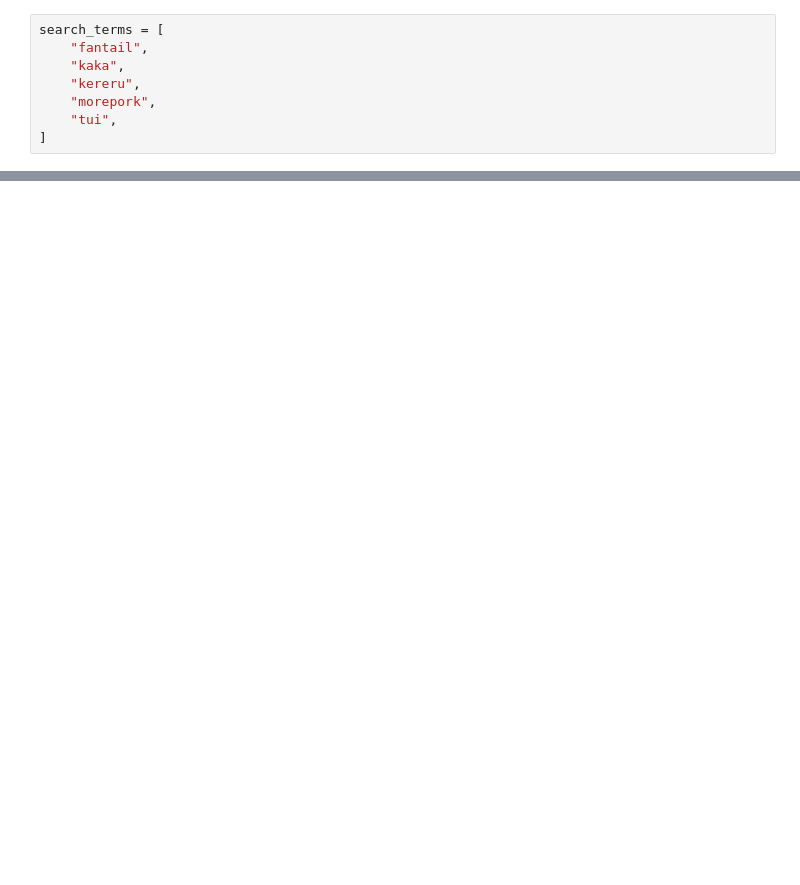
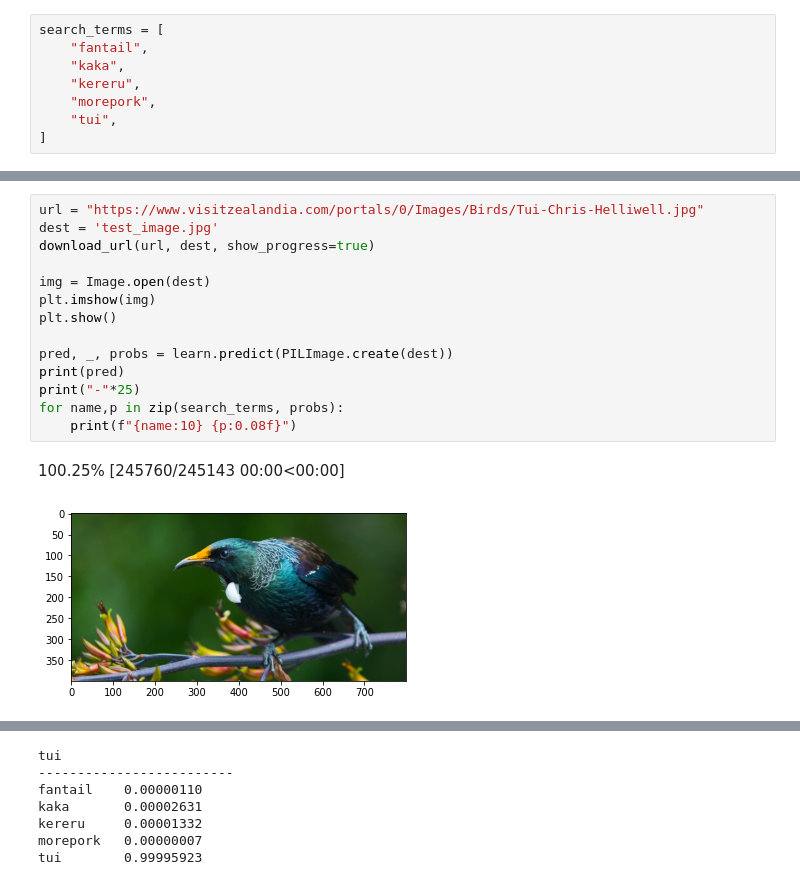
Before and after one commit to cbare/fastai-class, a Jupyter notebook: notebooks/fastai-homework-1.ipynb, the cells around one changed output, grey strips where cells are left out. Drawn from its saved outputs; the diff is of its cells as text; blank space fills up the shorter version.

```diff
--- a/notebooks/fastai-homework-1.ipynb
+++ b/notebooks/fastai-homework-1.ipynb
@@ -107,0 +169,17 @@ for name,p in zip(search_terms, probs):
+# %%
+url = "https://www.visitzealandia.com/portals/0/Images/Birds/Tui-Chris-Helliwell.jpg"
+dest = 'test_image.jpg'
+download_url(url, dest, show_progress=true)
+
+img = Image.open(dest)
+plt.imshow(img)
+plt.show()
+
+pred, _, probs = learn.predict(PILImage.create(dest))
+print(pred)
+print("-"*25)
+for name,p in zip(search_terms, probs):
+    print(f"{name:10} {p:0.08f}")
+# %% [output]
+100.25% [245760/245143 00:00<00:00]
+[figure, added]
@@ -107,0 +187,7 @@ for name,p in zip(search_terms, probs):
+tui
+-------------------------
+fantail    0.00000110
+kaka       0.00002631
+kereru     0.00001332
+morepork   0.00000007
+tui        0.99995923
```
Also changed, not shown: parts of 19 cells of this notebook, 1 other file.
